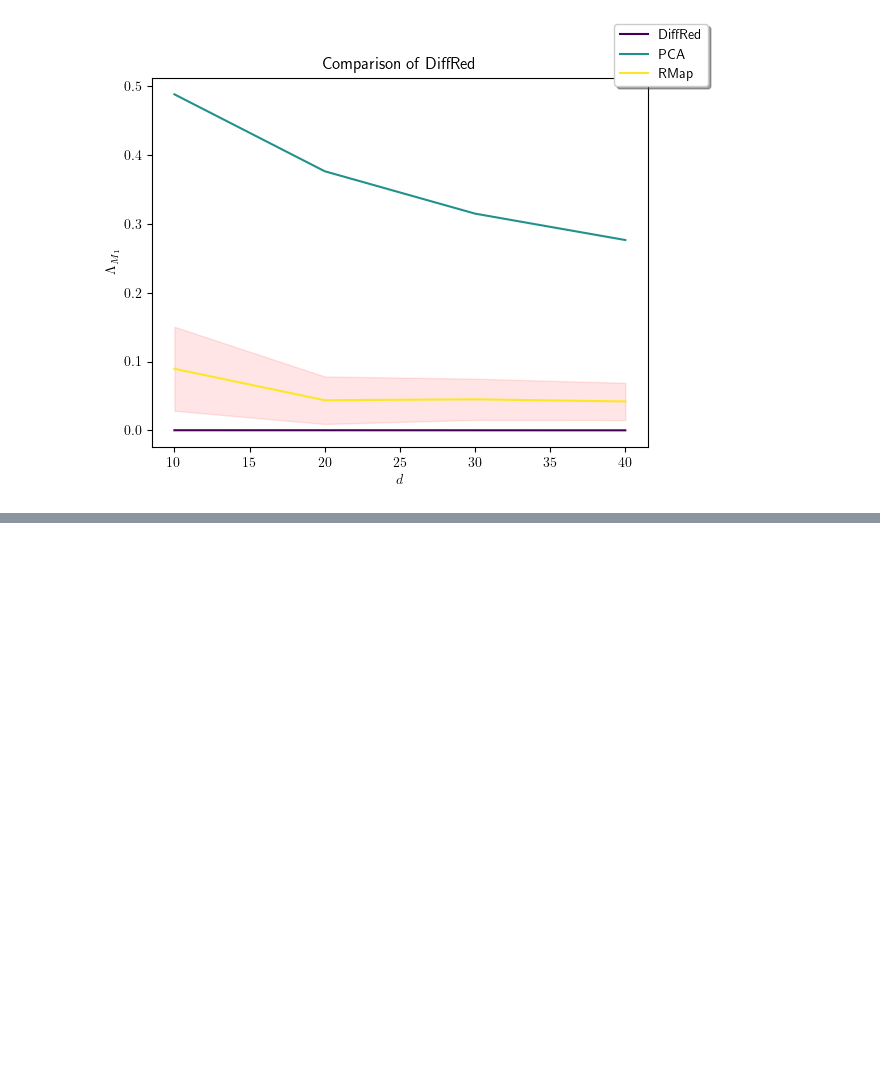
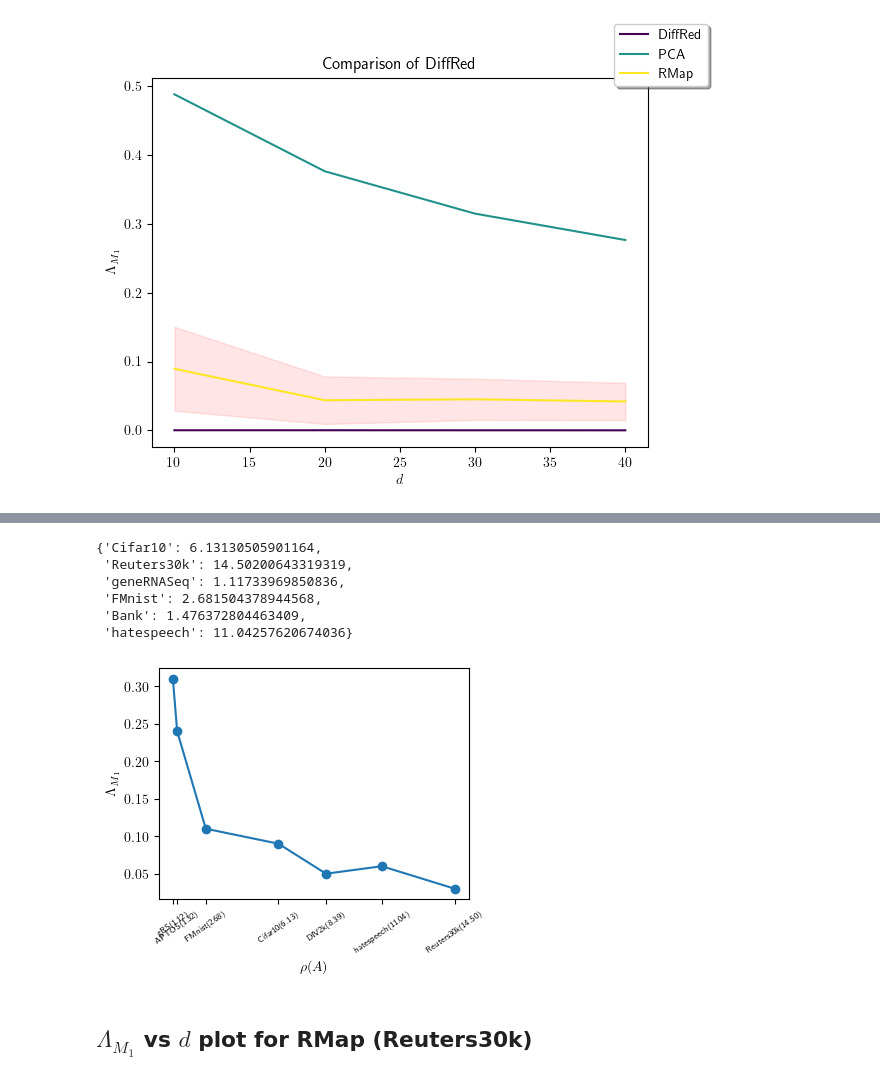
Before and after one commit to S3-Lab-IIT/DiffRed, a Jupyter notebook: Experiments/dimensionality_reduction_metrics/make_plots.ipynb, the cells around one changed output, grey strips where cells are left out. Cells and saved outputs as stored; diff of their text form; code cells hidden in the pictures; blank space fills up the shorter version.

Commit message:
Added plots for M1 Rmap

```diff
--- a/Experiments/dimensionality_reduction_metrics/make_plots.ipynb
+++ b/Experiments/dimensionality_reduction_metrics/make_plots.ipynb
@@ -194,0 +197,54 @@ plot(PLOT_DATA2, "Comparison of DiffRed", '$d$', r'$\Lambda_{M_1}$', True, 0.1)
+# %%
+sr_path='./results/stable_rank.xlsx'
+sr=pd.read_excel(sr_path)
+# %%
+stable_ranks=sr[['Dataset', 'Stable Rank']]
+stable_ranks=stable_ranks.set_index('Dataset')['Stable Rank'].to_dict()
+# %%
+stable_ranks
+# %% [output]
+{'Cifar10': 6.13130505901164,
+ 'Reuters30k': 14.50200643319319,
+ 'geneRNASeq': 1.11733969850836,
+ 'FMnist': 2.681504378944568,
+ 'Bank': 1.476372804463409,
+ 'hatespeech': 11.04257620674036}
+# %%
+stable_ranks['DIV2k']=8.39
+stable_ranks['APTOS']=1.32
+# %%
+m1_vals={
+    'Cifar10':0.09,
+    'Reuters30k':0.03 ,
+    'geneRNASeq':0.31 ,
+    'FMnist': 0.11,
+    'hatespeech': 0.06,
+    'APTOS':0.24,
+    'DIV2k':0.05,
+}
+# %%
+x,y,x_labels=[],[],[]
+
+for key in m1_vals.keys():
+    x.append(stable_ranks[key])
+    y.append(m1_vals[key])
+    if key=='geneRNASeq':
+        x_labels.append(f'gRS({stable_ranks[key]:0.2f})')
+    else:
+        x_labels.append(f'{key}({stable_ranks[key]:0.2f})')
+
+x=np.array(x)
+idx=np.argsort(x)
+x=x[idx]
+y=np.array(y)[idx]
+x_labels=np.array(x_labels)[idx]
+plt.figure(figsize=(4,3))
+plt.plot(x,y,marker='o', linestyle='-',markersize=6)
+plt.xlabel(r'$\rho(A)$')
+plt.ylabel(r'$\Lambda_{M_1}$')
+plt.xticks(x,x_labels,rotation=35, fontsize=6)
+plt.show()
+# %% [output]
+[figure, added]
+# %% [markdown]
+## $\Lambda_{M_1}$ vs $d$ plot for RMap (Reuters30k)
```
Also changed, not shown: parts of 3 cells of this notebook.
